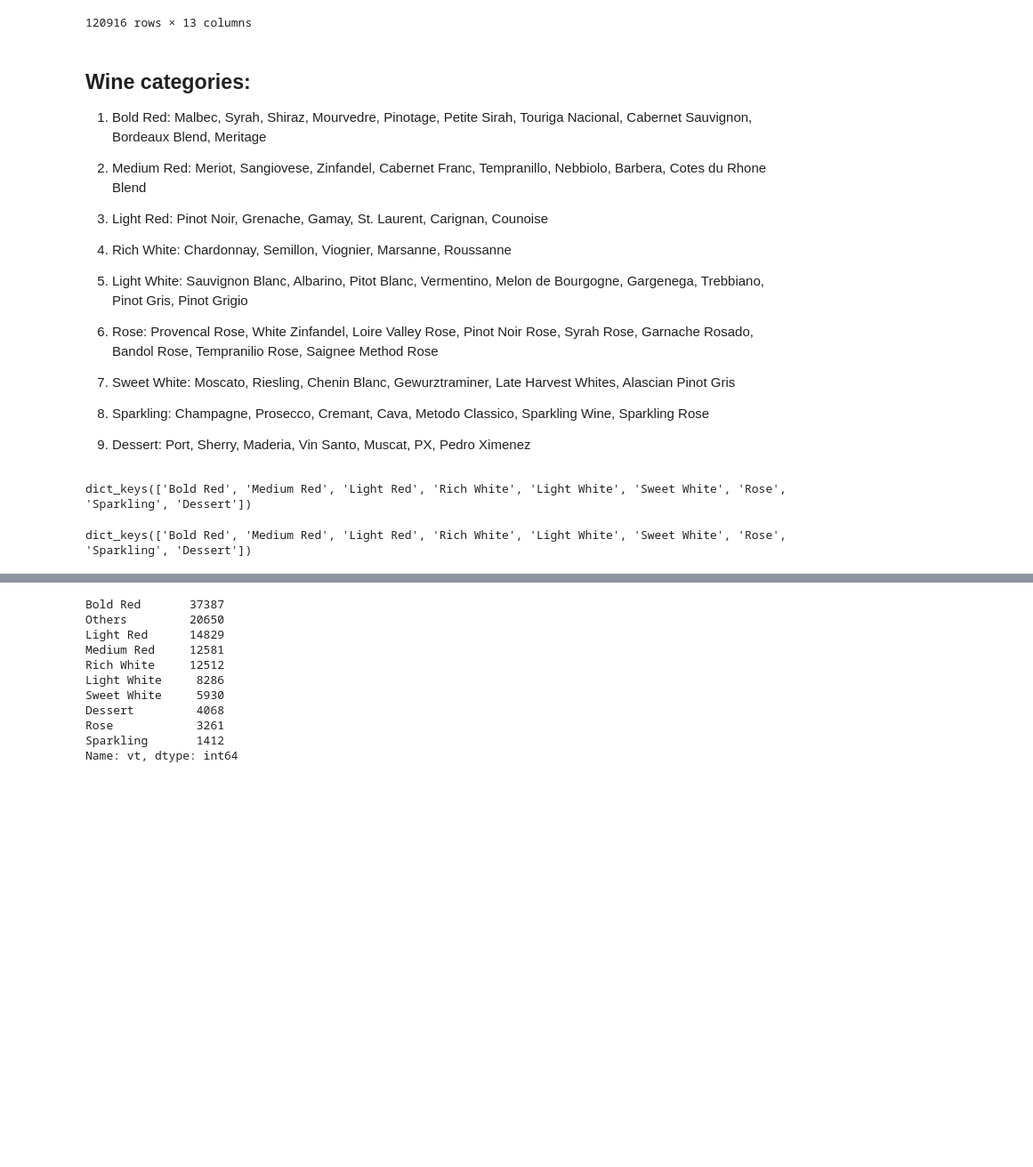
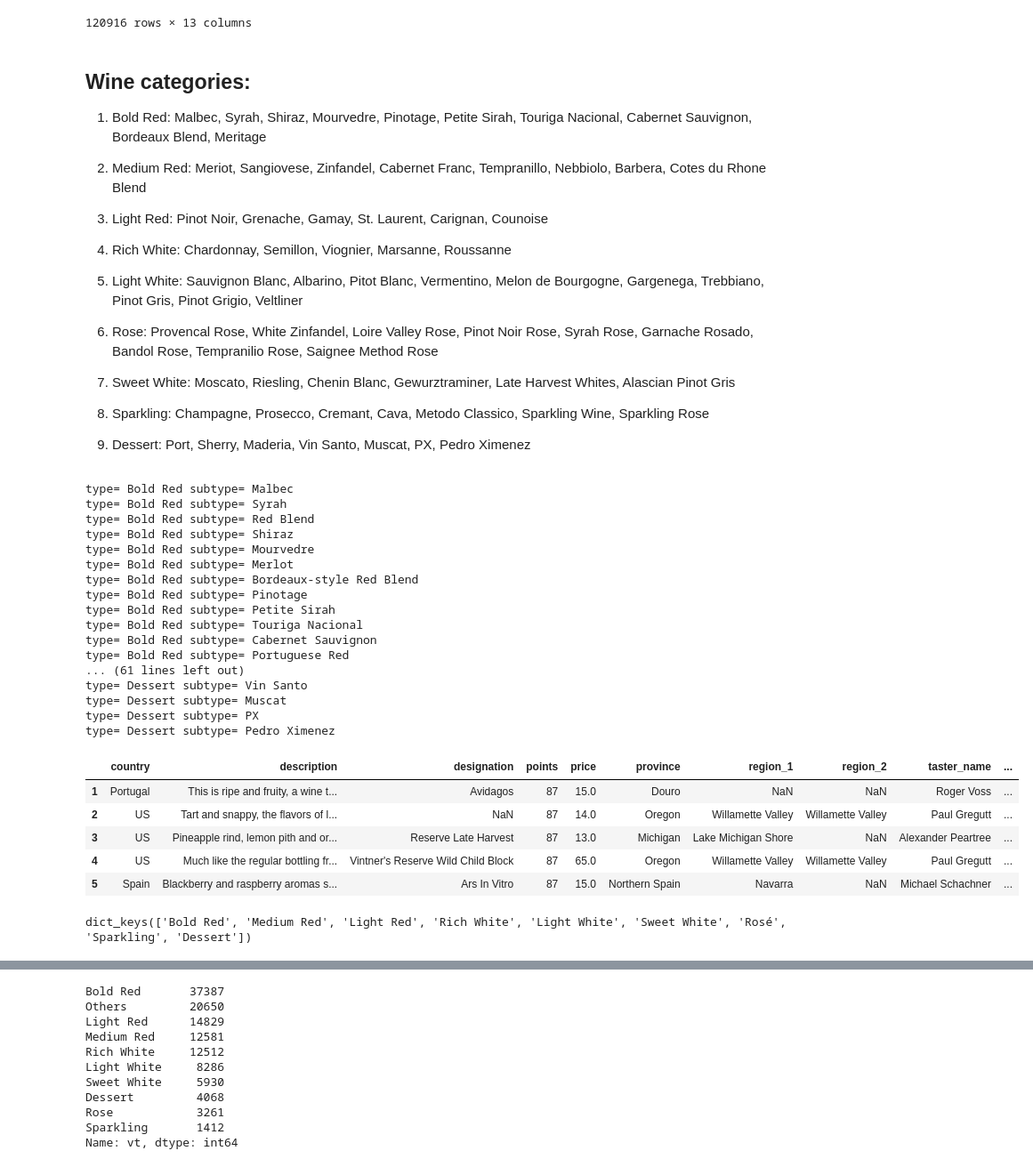
Before and after one commit to renatonico/Pygeons, a Jupyter notebook: notebooks/kevin.ipynb, the cells around one changed output, grey strips where cells are left out. Shown at 89% size. Drawn from its saved outputs; the diff is of its cells as text; code cells hidden in the pictures; blank space fills up the shorter version.

```diff
--- a/notebooks/kevin.ipynb
+++ b/notebooks/kevin.ipynb
@@ -243,7 +243,7 @@ df.sort_values(by=['price'],ascending=False)
 
 4) Rich White: Chardonnay, Semillon, Viognier, Marsanne, Roussanne
 
-5) Light White: Sauvignon Blanc, Albarino, Pitot Blanc, Vermentino, Melon de Bourgogne, Gargenega, Trebbiano, Pinot Gris, Pinot Grigio
+5) Light White: Sauvignon Blanc, Albarino, Pitot Blanc, Vermentino, Melon de Bourgogne, Gargenega, Trebbiano, Pinot Gris, Pinot Grigio, Veltliner
 
 6) Rose: Provencal Rose, White Zinfandel, Loire Valley Rose, Pinot Noir Rose, Syrah Rose, Garnache Rosado, Bandol Rose, Tempranilio Rose, Saignee Method Rose
 
@@ -253,28 +253,50 @@ df.sort_values(by=['price'],ascending=False)
 
 9) Dessert: Port, Sherry, Maderia, Vin Santo, Muscat, PX, Pedro Ximenez
 # %%
-Wine_types={'Bold Red': ['Malbec', 'Syrah', 'Shiraz', 'Red Blend', 'Mourvedre', 'Pinotage', 'Petite Sirah', 'Touriga Nacional', 'Cabernet Sauvignon', 'Bordeaux-style Red Blend', 'Meritage','Portuguese Red','Merlot'],
-           'Medium Red': ['Meriot', 'Sangiovese', 'Zinfandel','Cabernet Franc', 'Tempranillo', 'Nebbiolo', 'Barbera', 'Cotes du Rhone Blend'],
-           'Light Red':[ 'Pinot Noir', 'Grenache', 'Gamay', 'St. Laurent', 'Carignan', 'Counoise'],
-           'Rich White': ['Chardonnay', 'Semillon','Viognier', 'Marsanne', 'Roussanne'],
-           'Light White': ['Sauvignon Blanc', 'Albarino', 'Pitot Blanc', 'Vermentino', 'Melon de Bourgogne', 'Gargenega', 'Trebbiano', 'Pinot Gris', 'Pinot Grigio','Bordeaux-style White Blend'],
-           'Sweet White': ['Moscato', 'Riesling', 'Chenin Blanc', 'Gewurztraminer', 'Late Harvest Whites', 'Alascian Pinot Gris'],
-           'Rose': ['Provencal Rose', 'White Zinfandel', 'Loire Valley Rose', 'Pinot Noir Rose', 'Syrah Rose', 'Garnache Rosado', 'Bandol Rose', 'Tempranilio Rose', 'Saignee Method Rose','Rosé'],
-           'Sparkling': ['Champagne', 'Prosecco', 'Cremant', 'Cava', 'Metodo Classico', 'Sparkling Wine', 'Sparkling Rose'],
-           'Dessert': ['Port', 'Sherry', 'Maderia', 'Vin Santo', 'Muscat', 'PX', 'Pedro Ximenez']
+Wine_types={'Bold Red': ['Malbec', 'Syrah','Red Blend','Shiraz', 'Mourvedre', 'Merlot','Bordeaux-style Red Blend', 'Pinotage', 'Petite Sirah', 'Touriga Nacional', 'Cabernet Sauvignon', 'Portuguese Red', 'Meritage'],
+            'Medium Red': ['Meriot', 'Sangiovese', 'Rhône-style Red Blend','Zinfandel','Cabernet Franc', 'Tempranillo', 'Nebbiolo', 'Barbera', 'Cotes du Rhone Blend'],
+            'Light Red':['Pinot Noir', 'Grenache', 'Gamay', 'St. Laurent', 'Carignan', 'Counoise'],
+            'Rich White': ['Chardonnay', 'Semillon','Viognier', 'Marsanne', 'Roussanne'],
+            'Light White': ['Bordeaux-style White Blend','Sauvignon Blanc', 'White Blend' , 'Albarino', 'Pitot Blanc', 'Vermentino', 'Melon de Bourgogne', 'Gargenega', 'Trebbiano', 'Pinot Gris', 'Pinot Grigio', 'Veltliner'],
+            'Sweet White': ['Moscato', 'Riesling', 'Chenin Blanc', 'Gewurztraminer', 'Late Harvest Whites', 'Alascian Pinot Gris'],
+            'Rosé': ['Rosé','Provencal Rose', 'White Zinfandel', 'Loire Valley Rose', 'Pinot Noir Rose', 'Syrah Rose', 'Garnache Rosado', 'Bandol Rose', 'Tempranilio Rose', 'Saignee Method Rose'],
+            'Sparkling': ['Champagne', 'Prosecco', 'Cremant', 'Cava', 'Metodo Classico', 'Sparkling Wine', 'Sparkling Rose', 'Sparkling Blend', 'Champagne Blend'],
+            'Dessert': ['Port', 'Sherry', 'Maderia', 'Vin Santo', 'Muscat', 'PX', 'Pedro Ximenez']
            }
 Wine_types.keys()
 for x in Wine_types.keys():
     for y in range(len(Wine_types[x])):
         print('type=',x,'subtype=',Wine_types[x][y])
         A=df[df.variety.str.contains(Wine_types[x][y],na=False)].index.tolist()
         df.loc[A,'vt']=x
 idx = df['vt'].isnull( )
 df.loc[idx,'vt']='Others'
 df.head()
 # %% [output]
-dict_keys(['Bold Red', 'Medium Red', 'Light Red', 'Rich White', 'Light White', 'Sweet White', 'Rose', 'Sparkling', 'Dessert'])
+type= Bold Red subtype= Malbec
+type= Bold Red subtype= Syrah
+type= Bold Red subtype= Red Blend
+type= Bold Red subtype= Shiraz
+type= Bold Red subtype= Mourvedre
+type= Bold Red subtype= Merlot
+type= Bold Red subtype= Bordeaux-style Red Blend
+type= Bold Red subtype= Pinotage
+type= Bold Red subtype= Petite Sirah
+type= Bold Red subtype= Touriga Nacional
+type= Bold Red subtype= Cabernet Sauvignon
+type= Bold Red subtype= Portuguese Red
+... (61 lines left out)
+type= Dessert subtype= Vin Santo
+type= Dessert subtype= Muscat
+type= Dessert subtype= PX
+type= Dessert subtype= Pedro Ximenez
+|  | country | description | designation | points | price | province | region_1 | region_2 | taster_name | ... |
+| 1 | Portugal | This is ripe and fruity, a wine t... | Avidagos | 87 | 15.0 | Douro | NaN | NaN | Roger Voss | ... |
+| 2 | US | Tart and snappy, the flavors of l... | NaN | 87 | 14.0 | Oregon | Willamette Valley | Willamette Valley | Paul Gregutt | ... |
+| 3 | US | Pineapple rind, lemon pith and or... | Reserve Late Harvest | 87 | 13.0 | Michigan | Lake Michigan Shore | NaN | Alexander Peartree | ... |
+| 4 | US | Much like the regular bottling fr... | Vintner's Reserve Wild Child Block | 87 | 65.0 | Oregon | Willamette Valley | Willamette Valley | Paul Gregutt | ... |
+| 5 | Spain | Blackberry and raspberry aromas s... | Ars In Vitro | 87 | 15.0 | Northern Spain | Navarra | NaN | Michael Schachner | ... |
 # %%
 Wine_types.keys()
 # %% [output]
-dict_keys(['Bold Red', 'Medium Red', 'Light Red', 'Rich White', 'Light White', 'Sweet White', 'Rose', 'Sparkling', 'Dessert'])
+dict_keys(['Bold Red', 'Medium Red', 'Light Red', 'Rich White', 'Light White', 'Sweet White', 'Rosé', 'Sparkling', 'Dessert'])
```
Also changed, not shown: parts of 2 cells of this notebook.
